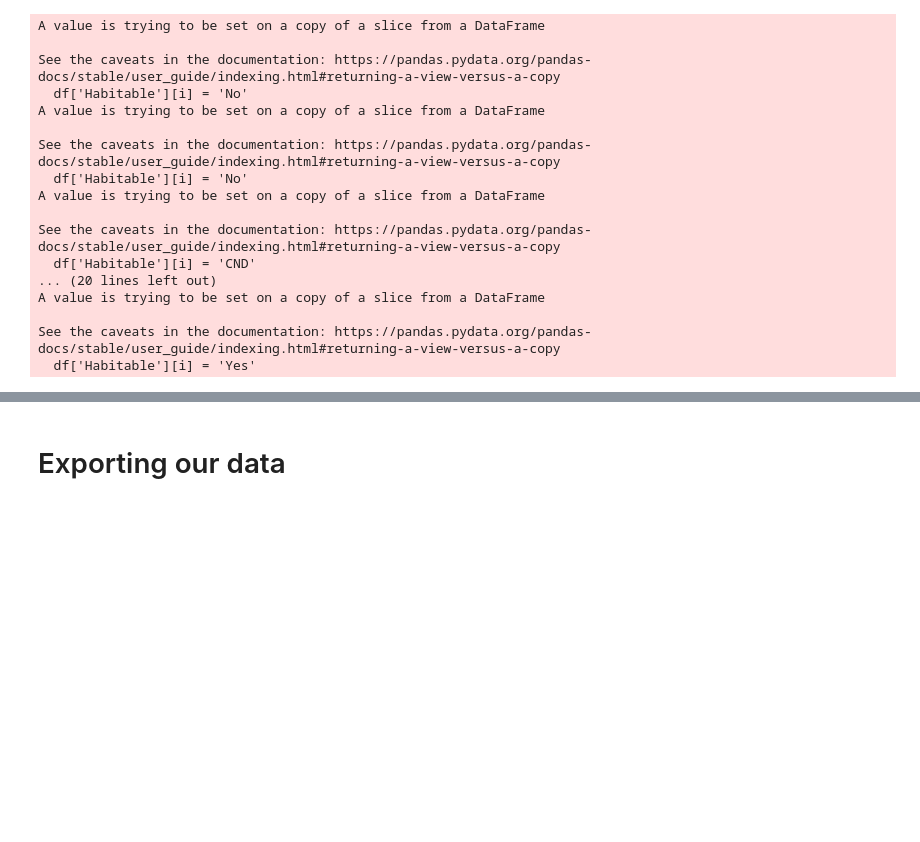
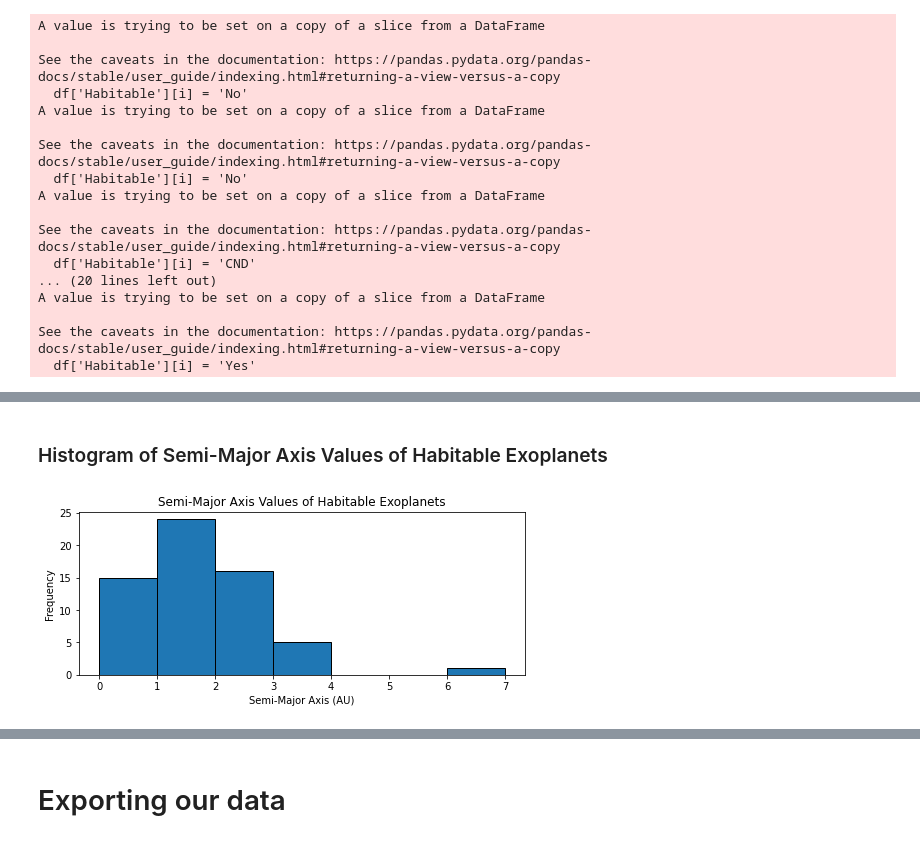
Before and after one commit to vineetrao06/exoplanet-summer-2022, a Jupyter notebook: summer_2022_code/notebooks/Analysis.ipynb, the cells around one changed output, grey strips where cells are left out. Cells and saved outputs as stored; diff of their text form; code cells hidden in the pictures; blank space fills up the shorter version.

```diff
--- a/summer_2022_code/notebooks/Analysis.ipynb
+++ b/summer_2022_code/notebooks/Analysis.ipynb
@@ -306,0 +329,13 @@ habitable_count.plot(kind='pie')
+# %% [markdown]
+### Histogram of Semi-Major Axis Values of Habitable Exoplanets
+# %%
+plt.figure(figsize=(8,3))
+bins=np.linspace(0,7,8)
+plt.hist(df2['pl_orbsmax'],bins=bins,ec='black')
+plt.title('Semi-Major Axis Values of Habitable Exoplanets')
+plt.xticks(bins)
+plt.xlabel('Semi-Major Axis (AU)')
+plt.ylabel('Frequency')
+plt.show()
+# %% [output]
+[figure, added]
```
Also changed, not shown: parts of 14 cells of this notebook.
